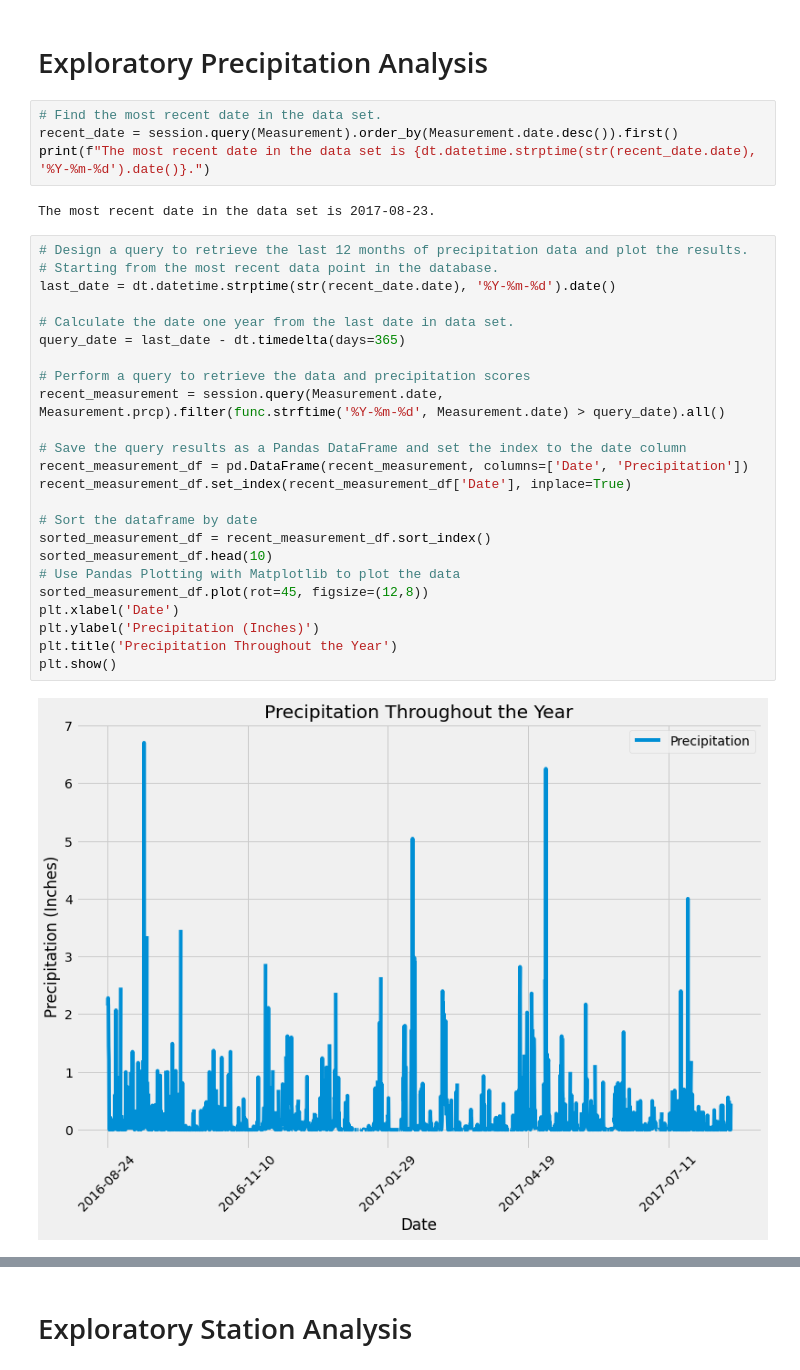
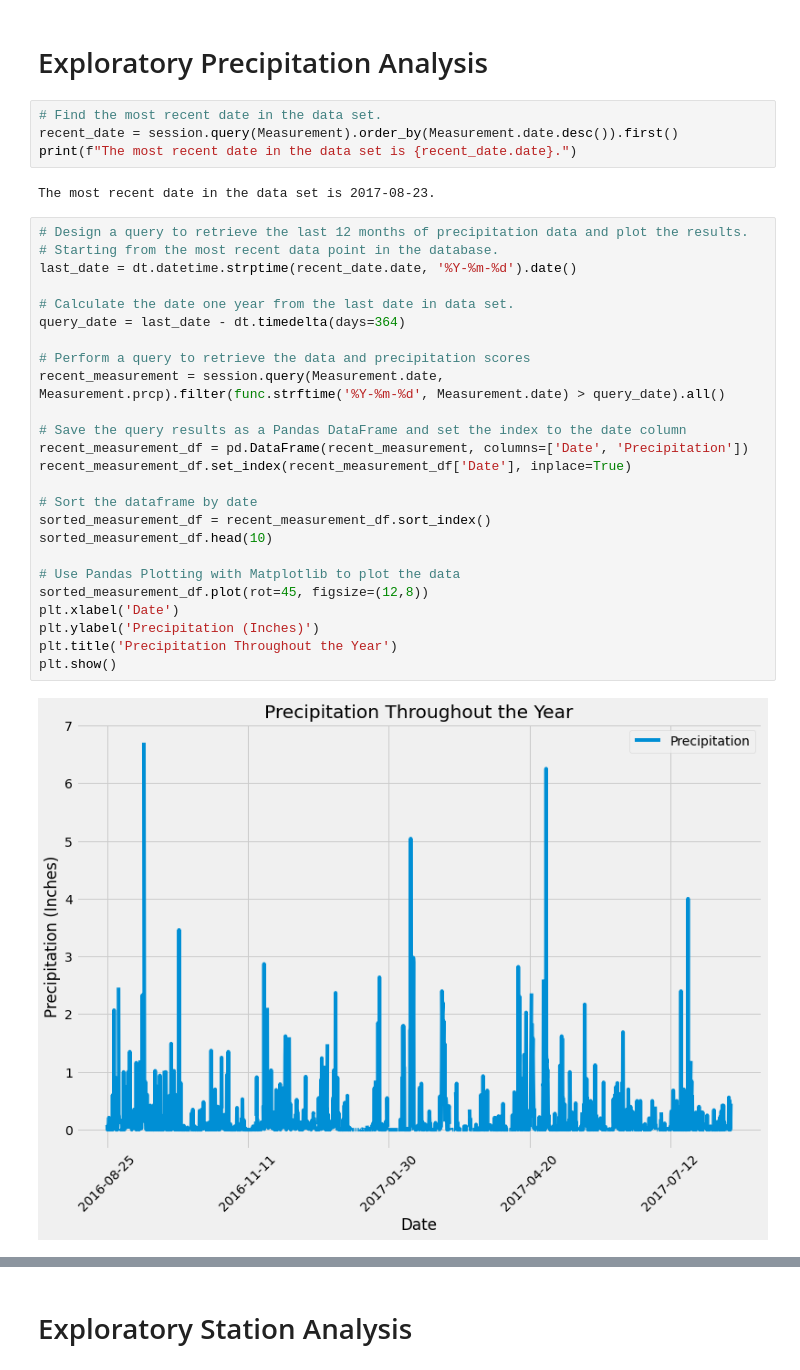
Before and after one commit to jzhao0626/HW08_SQLAlchemy_Challenge, a Jupyter notebook: climate_starter.ipynb, the cells around one changed output, grey strips where cells are left out. Cells and saved outputs as stored; diff of their text form.

```diff
--- a/climate_starter.ipynb
+++ b/climate_starter.ipynb
@@ -61,35 +61,36 @@ session.query(Measurement).first().__dict__
 # %%
 # Find the most recent date in the data set.
 recent_date = session.query(Measurement).order_by(Measurement.date.desc()).first()
-print(f"The most recent date in the data set is {dt.datetime.strptime(str(recent_date.date), '%Y-%m-%d').date()}.")
+print(f"The most recent date in the data set is {recent_date.date}.")
 # %% [output]
 The most recent date in the data set is 2017-08-23.
 # %%
 # Design a query to retrieve the last 12 months of precipitation data and plot the results.
 # Starting from the most recent data point in the database.
-last_date = dt.datetime.strptime(str(recent_date.date), '%Y-%m-%d').date()
+last_date = dt.datetime.strptime(recent_date.date, '%Y-%m-%d').date()
 
 # Calculate the date one year from the last date in data set.
-query_date = last_date - dt.timedelta(days=365)
+query_date = last_date - dt.timedelta(days=364)
 
 # Perform a query to retrieve the data and precipitation scores
 recent_measurement = session.query(Measurement.date, Measurement.prcp).filter(func.strftime('%Y-%m-%d', Measurement.date) > query_date).all()
 
 # Save the query results as a Pandas DataFrame and set the index to the date column
 recent_measurement_df = pd.DataFrame(recent_measurement, columns=['Date', 'Precipitation'])
 recent_measurement_df.set_index(recent_measurement_df['Date'], inplace=True)
 
 # Sort the dataframe by date
 sorted_measurement_df = recent_measurement_df.sort_index()
 sorted_measurement_df.head(10)
+
 # Use Pandas Plotting with Matplotlib to plot the data
 sorted_measurement_df.plot(rot=45, figsize=(12,8))
 plt.xlabel('Date')
 plt.ylabel('Precipitation (Inches)')
 plt.title('Precipitation Throughout the Year')
 plt.show()
 # %% [output]
-[figure, old version]
+[figure, new version]
 # %%
 # Use Pandas to calcualte the summary statistics for the precipitation data
 sorted_measurement_df.describe()
```
Also changed, not shown: parts of 3 cells of this notebook, 1 other file.
